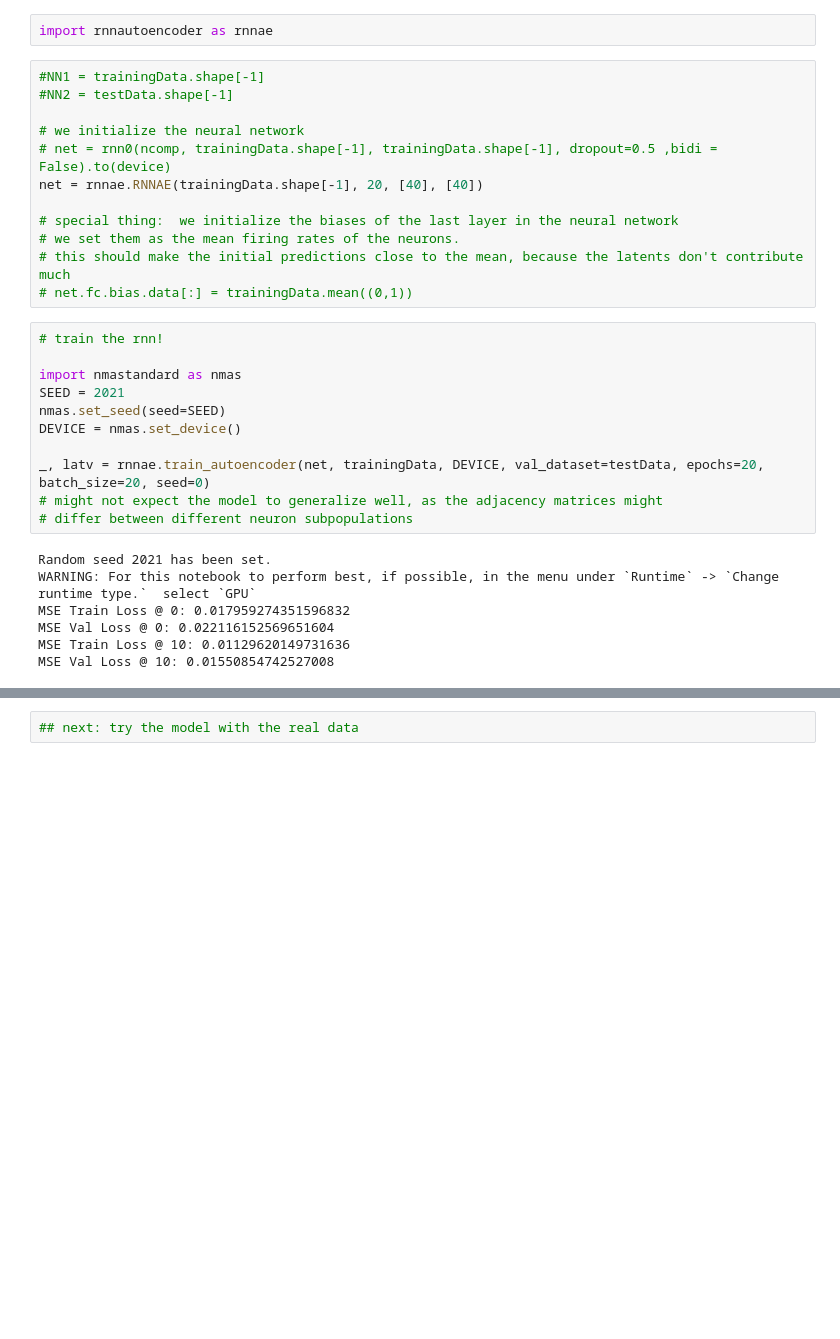
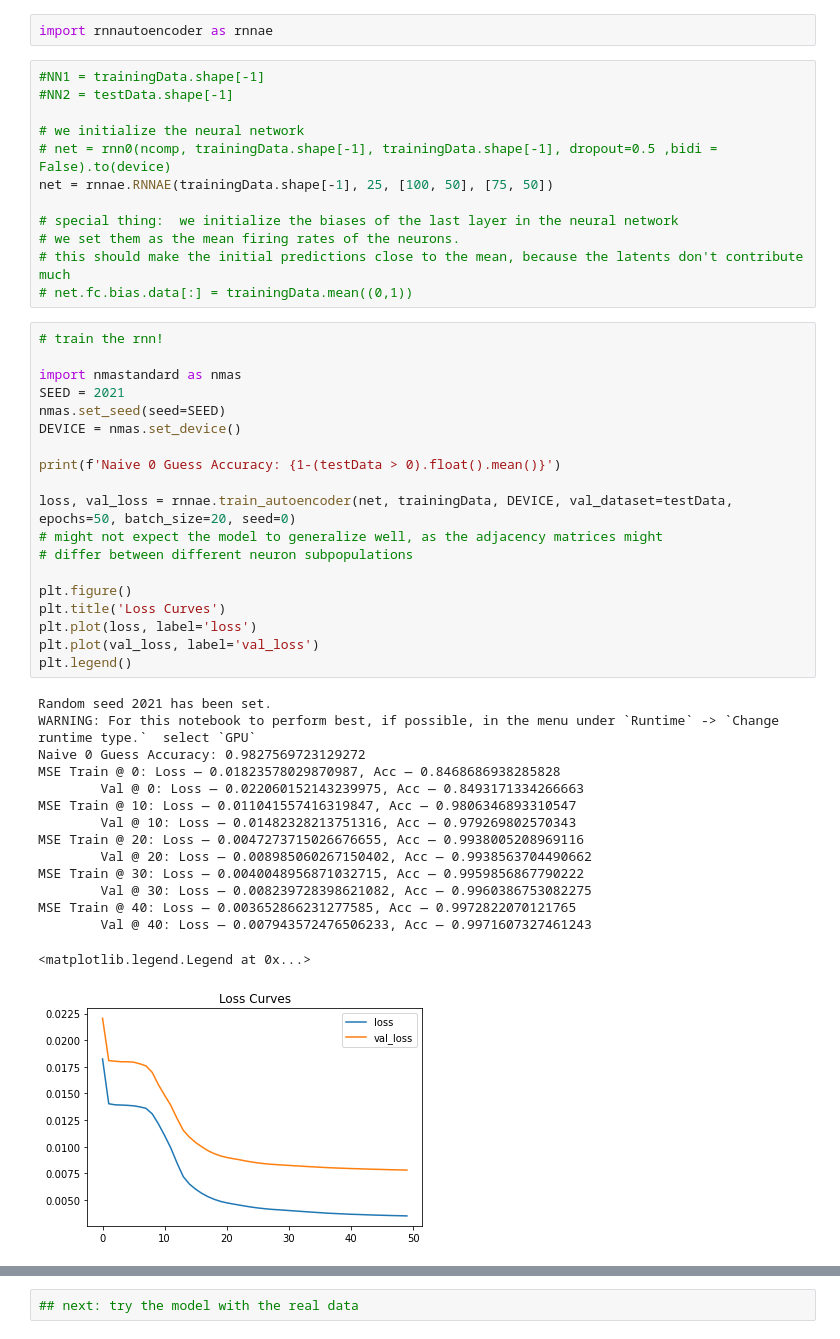
Before and after one commit to wanyuL/ReinforcementRats2021, a Jupyter notebook: RNN_Notebook_Custom.ipynb, the cells around one changed output, grey strips where cells are left out. Cells and saved outputs as stored; diff of their text form; blank space fills up the shorter version.

Commit message:
Updating RNN Autoencoder.

```diff
--- a/RNN_Notebook_Custom.ipynb
+++ b/RNN_Notebook_Custom.ipynb
@@ -44,7 +54,7 @@ import rnnautoencoder as rnnae
 
 # we initialize the neural network
 # net = rnn0(ncomp, trainingData.shape[-1], trainingData.shape[-1], dropout=0.5 ,bidi = False).to(device)
-net = rnnae.RNNAE(trainingData.shape[-1], 20, [40], [40])
+net = rnnae.RNNAE(trainingData.shape[-1], 25, [100, 50], [75, 50])
 
 # special thing:  we initialize the biases of the last layer in the neural network
 # we set them as the mean firing rates of the neurons.
@@ -53,21 +63,38 @@ net = rnnae.RNNAE(trainingData.shape[-1], 20, [40], [40])
 # %%
 # train the rnn!
 
 import nmastandard as nmas
 SEED = 2021
 nmas.set_seed(seed=SEED)
 DEVICE = nmas.set_device()
 
-_, latv = rnnae.train_autoencoder(net, trainingData, DEVICE, val_dataset=testData, epochs=20, batch_size=20, seed=0)
+print(f'Naive 0 Guess Accuracy: {1-(testData > 0).float().mean()}')
+
+loss, val_loss = rnnae.train_autoencoder(net, trainingData, DEVICE, val_dataset=testData, epochs=50, batch_size=20, seed=0)
 # might not expect the model to generalize well, as the adjacency matrices might
 # differ between different neuron subpopulations
+
+plt.figure()
+plt.title('Loss Curves')
+plt.plot(loss, label='loss')
+plt.plot(val_loss, label='val_loss')
+plt.legend()
 # %% [output]
 Random seed 2021 has been set.
 WARNING: For this notebook to perform best, if possible, in the menu under `Runtime` -> `Change runtime type.`  select `GPU`
-MSE Train Loss @ 0: 0.017959274351596832
-MSE Val Loss @ 0: 0.022116152569651604
-MSE Train Loss @ 10: 0.01129620149731636
-MSE Val Loss @ 10: 0.01550854742527008
+Naive 0 Guess Accuracy: 0.9827569723129272
+MSE Train @ 0: Loss — 0.01823578029870987, Acc — 0.8468686938285828
+        Val @ 0: Loss — 0.022060152143239975, Acc — 0.8493171334266663
+MSE Train @ 10: Loss — 0.011041557416319847, Acc — 0.9806346893310547
+        Val @ 10: Loss — 0.01482328213751316, Acc — 0.979269802570343
+MSE Train @ 20: Loss — 0.0047273715026676655, Acc — 0.9938005208969116
+        Val @ 20: Loss — 0.008985060267150402, Acc — 0.9938563704490662
+MSE Train @ 30: Loss — 0.0040048956871032715, Acc — 0.9959856867790222
+        Val @ 30: Loss — 0.008239728398621082, Acc — 0.9960386753082275
+MSE Train @ 40: Loss — 0.003652866231277585, Acc — 0.9972822070121765
+        Val @ 40: Loss — 0.007943572476506233, Acc — 0.9971607327461243
+<matplotlib.legend.Legend at 0x...>
+[figure, added]
 # %%
 # visualize the performance of the rnn model
 netinput=testData
```
Also changed, not shown: parts of 7 cells of this notebook, 1 other file.
